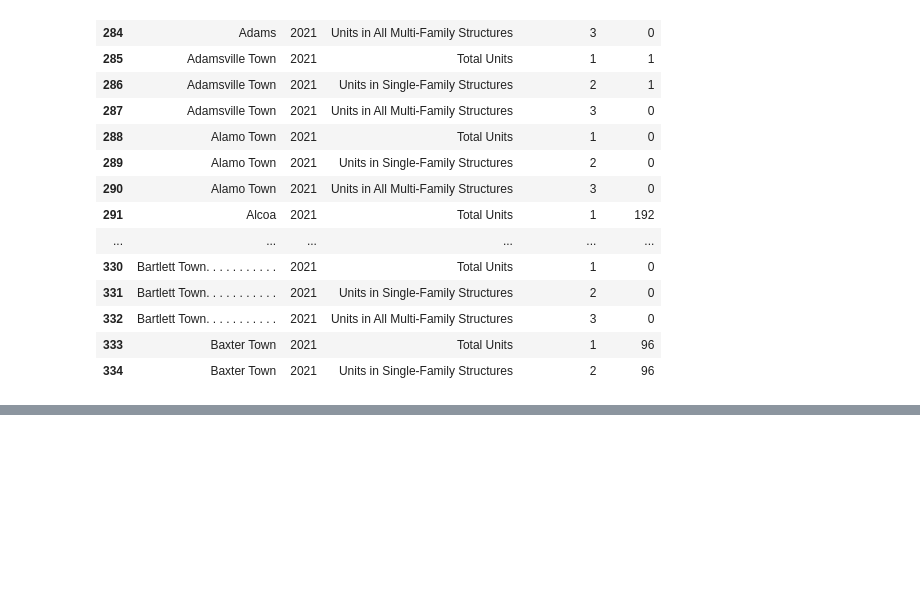
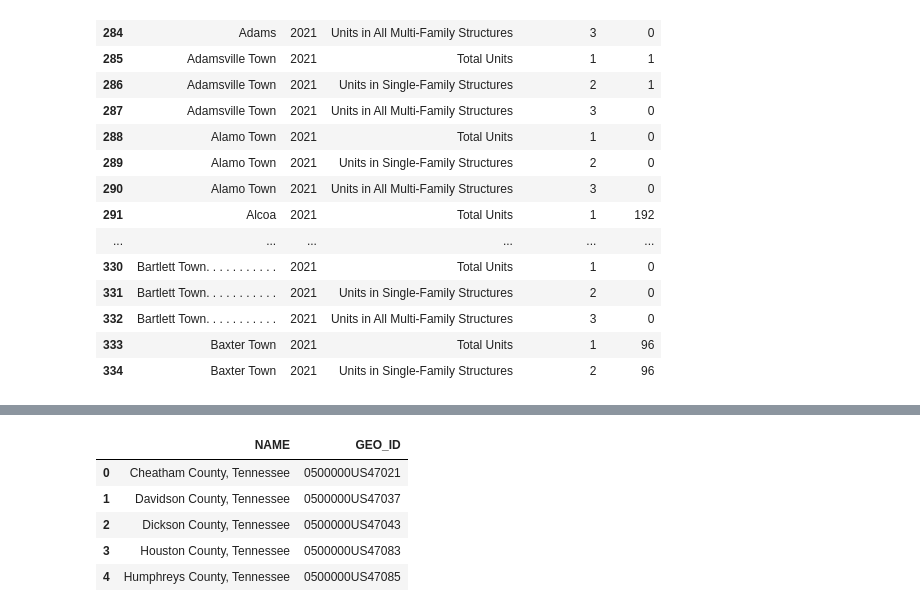
Before and after one commit to Greater-Nashville-Regional-Council/Parent-Data-Gathering, a Jupyter notebook: notebooks/2. Data Download Formatting/HUD Residential Building Permits.ipynb, the cells around one changed output, grey strips where cells are left out. Cells and saved outputs as stored; diff of their text form; code cells hidden in the pictures; blank space fills up the shorter version.

```diff
--- a/notebooks/2. Data Download Formatting/HUD Residential Building Permits.ipynb
+++ b/notebooks/2. Data Download Formatting/HUD Residential Building Permits.ipynb
@@ -296,0 +357,11 @@ memory usage: 4.6+ KB
+# %%
+geos = pd.read_csv('../../Data Downloads/geofips.csv')
+# %%
+geos.head()
+# %% [output]
+|  | NAME | GEO_ID |
+| 0 | Cheatham County, Tennessee | 0500000US47021 |
+| 1 | Davidson County, Tennessee | 0500000US47037 |
+| 2 | Dickson County, Tennessee | 0500000US47043 |
+| 3 | Houston County, Tennessee | 0500000US47083 |
+| 4 | Humphreys County, Tennessee | 0500000US47085 |
```
Also changed, not shown: parts of 14 cells of this notebook, 4 other files.
